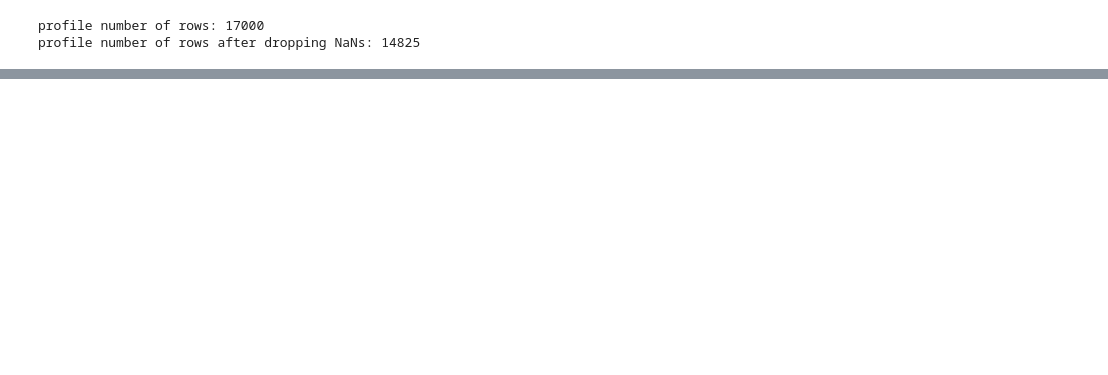
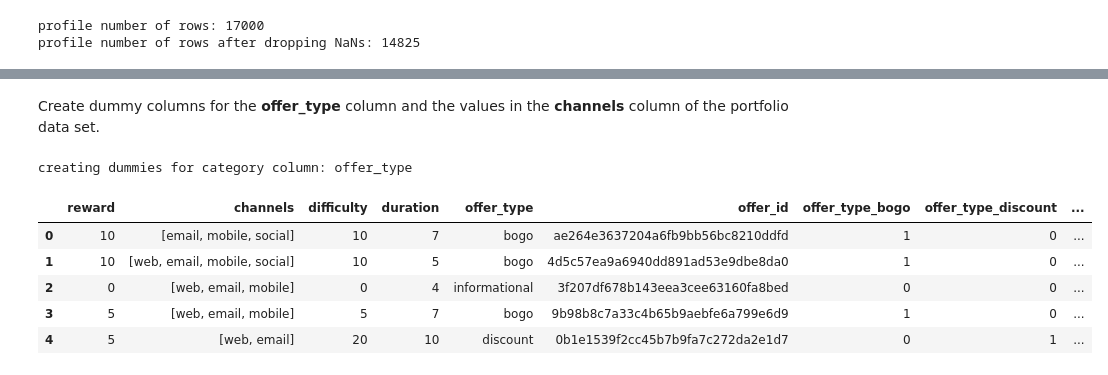
Before and after one commit to lajos/starbucks-capstone-project, a Jupyter notebook: Starbucks_Capstone_notebook.ipynb, the cells around one changed output, grey strips where cells are left out. Saved outputs shown, nothing was run; the diff lists cells and outputs as text; code cells hidden in the pictures; blank space fills up the shorter version.

```diff
--- a/Starbucks_Capstone_notebook.ipynb
+++ b/Starbucks_Capstone_notebook.ipynb
@@ -221,0 +261,23 @@ The transcript dataframe has time stamped entries.
+# %%
+def create_dummy_columns(df, column_name, drop_column=False, prefix=None, prefix_sep='_'):
+    """A helper function for creating dummy columns for category values.
+
+    Inputs:
+      df: a DataFrame
+      column_name: the name of the category value column
+      drop_column: whether to drop the original category column after creating the dummies
+      prefix: if specified, will be used as dummy column prefix (otherwise use column_name)
+      prefix_sep: separator to use after prefix
+
+    Returns:
+      df: DataFrame with dummy columns created
+    """
+    if prefix is None:
+        prefix = column_name
+    print(f'creating dummies for category column: {column_name}')
+    # df_category_columns = pd.concat([df_category_columns, df[i]])
+    # df_category_columns[i] = df[i]
+    df = pd.concat([df if drop_column==False else df.drop(column_name, axis=1),
+                   pd.get_dummies(df[column_name], prefix=prefix, prefix_sep=prefix_sep)],
+                   axis=1)
+    return df
@@ -221,0 +339,28 @@ The transcript dataframe has time stamped entries.
+# %% [markdown]
+Create dummy columns for the **offer_type** column and the values in the **channels** column of the portfolio data set.
+# %%
+# make dummies for offer types
+#
+portfolio = create_dummy_columns(portfolio, 'offer_type')
+
+# make dummies for channels
+#
+# portfolio = pd.concat([portfolio,
+#                         pd.get_dummies(portfolio.channels.apply(pd.Series).stack()).sum(level=0).add_prefix('channel_')],
+#                         axis=1)
+portfolio = pd.concat([portfolio,
+                        pd.get_dummies(portfolio.channels.apply(pd.Series).stack()).groupby(level=0).sum().add_prefix('channel_')],
+                        axis=1)
+# rename id -> offer_id to match the offers DataFrame
+#
+portfolio.rename(columns={'id':'offer_id'}, inplace=True)
+
+display(portfolio.head())
+# %% [output]
+creating dummies for category column: offer_type
+|  | reward | channels | difficulty | duration | offer_type | offer_id | offer_type_bogo | offer_type_discount | ... |
+| 0 | 10 | [email, mobile, social] | 10 | 7 | bogo | ae264e3637204a6fb9bb56bc8210ddfd | 1 | 0 | ... |
+| 1 | 10 | [web, email, mobile, social] | 10 | 5 | bogo | 4d5c57ea9a6940dd891ad53e9dbe8da0 | 1 | 0 | ... |
+| 2 | 0 | [web, email, mobile] | 0 | 4 | informational | 3f207df678b143eea3cee63160fa8bed | 0 | 0 | ... |
+| 3 | 5 | [web, email, mobile] | 5 | 7 | bogo | 9b98b8c7a33c4b65b9aebfe6a799e6d9 | 1 | 0 | ... |
+| 4 | 5 | [web, email] | 20 | 10 | discount | 0b1e1539f2cc45b7b9fa7c272da2e1d7 | 0 | 1 | ... |
```
Also changed, not shown: parts of 25 cells of this notebook, 1 other file.
